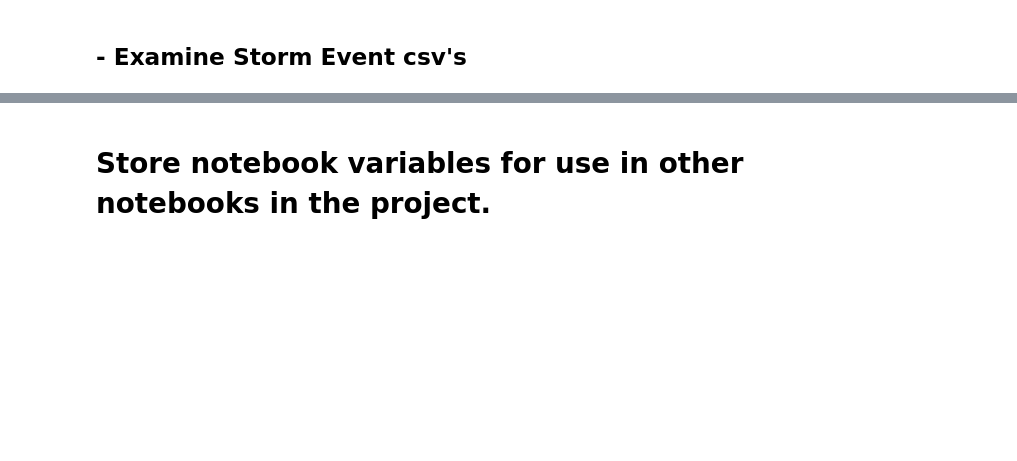
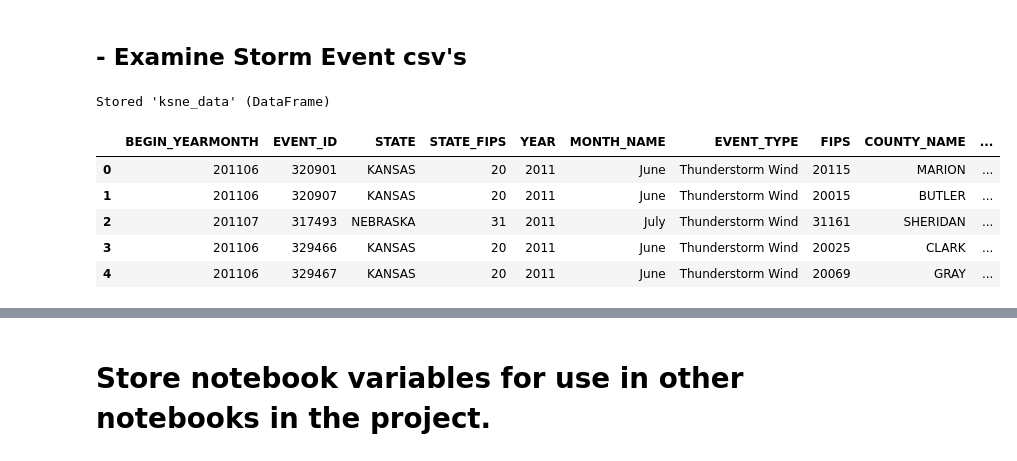
Before and after one commit to ehlenbergerjl/WindBreak, a Jupyter notebook: eda_1a_se_pre.ipynb, the cells around one changed output, grey strips where cells are left out. Saved outputs shown, nothing was run; the diff lists cells and outputs as text; code cells hidden in the pictures; blank space fills up the shorter version.

```diff
--- a/eda_1a_se_pre.ipynb
+++ b/eda_1a_se_pre.ipynb
@@ -159,0 +116,14 @@ modified_se_data.to_csv(os.path.join(src_dir, 'Storm_event/StormEvents_all.csv')
+# %%
+ksne_data = pd.read_csv(os.path.join(src_dir, 'Storm_event/StormEvents_all_xlmod.csv'))
+%store ksne_data
+# %% [output]
+Stored 'ksne_data' (DataFrame)
+# %%
+ksne_data.head()
+# %% [output]
+|  | BEGIN_YEARMONTH | EVENT_ID | STATE | STATE_FIPS | YEAR | MONTH_NAME | EVENT_TYPE | FIPS | COUNTY_NAME | ... |
+| 0 | 201106 | 320901 | KANSAS | 20 | 2011 | June | Thunderstorm Wind | 20115 | MARION | ... |
+| 1 | 201106 | 320907 | KANSAS | 20 | 2011 | June | Thunderstorm Wind | 20015 | BUTLER | ... |
+| 2 | 201107 | 317493 | NEBRASKA | 31 | 2011 | July | Thunderstorm Wind | 31161 | SHERIDAN | ... |
+| 3 | 201106 | 329466 | KANSAS | 20 | 2011 | June | Thunderstorm Wind | 20025 | CLARK | ... |
+| 4 | 201106 | 329467 | KANSAS | 20 | 2011 | June | Thunderstorm Wind | 20069 | GRAY | ... |
```
Also changed, not shown: parts of 37 cells of this notebook, 27 other files.
